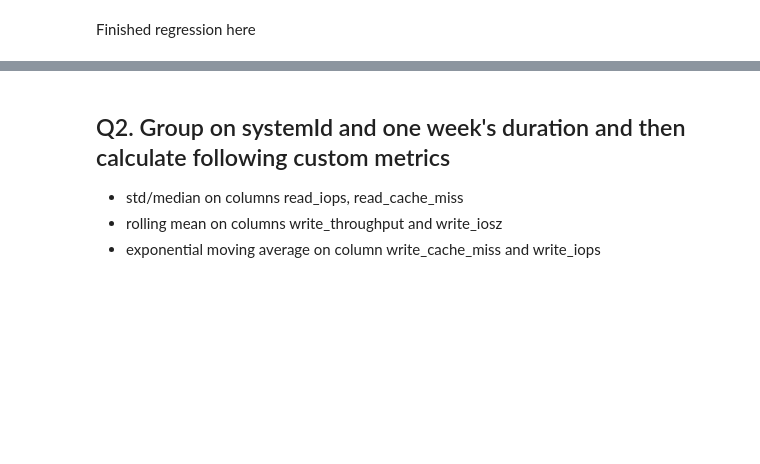
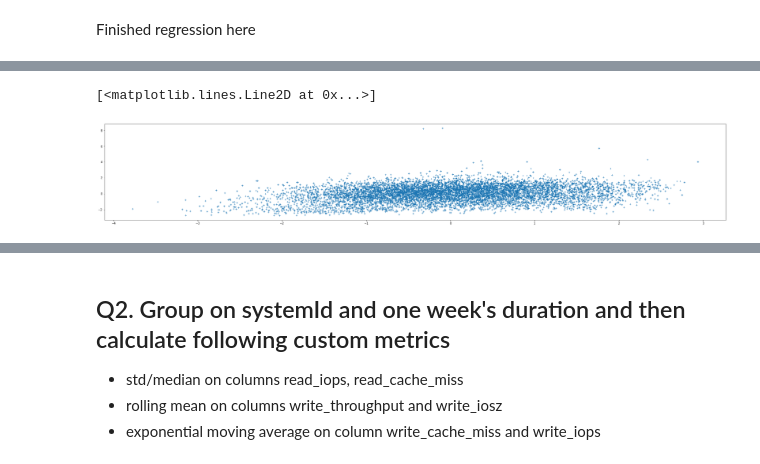
Before and after one commit to FrankGangWang/AppliedML_Python_Coursera, a Jupyter notebook: Final_Interview_for_DataScience_2.ipynb, the cells around one changed output, grey strips where cells are left out. Saved outputs shown, nothing was run; the diff lists cells and outputs as text; code cells hidden in the pictures; blank space fills up the shorter version.

```diff
--- a/Final_Interview_for_DataScience_2.ipynb
+++ b/Final_Interview_for_DataScience_2.ipynb
@@ -734,0 +660,5 @@ transform_features(df)
+# %%
+plt.plot(data[:, 5], data[:, 6], '+')
+# %% [output]
+[<matplotlib.lines.Line2D at 0x...>]
+[figure, added]
```
Also changed, not shown: parts of 94 cells of this notebook.
